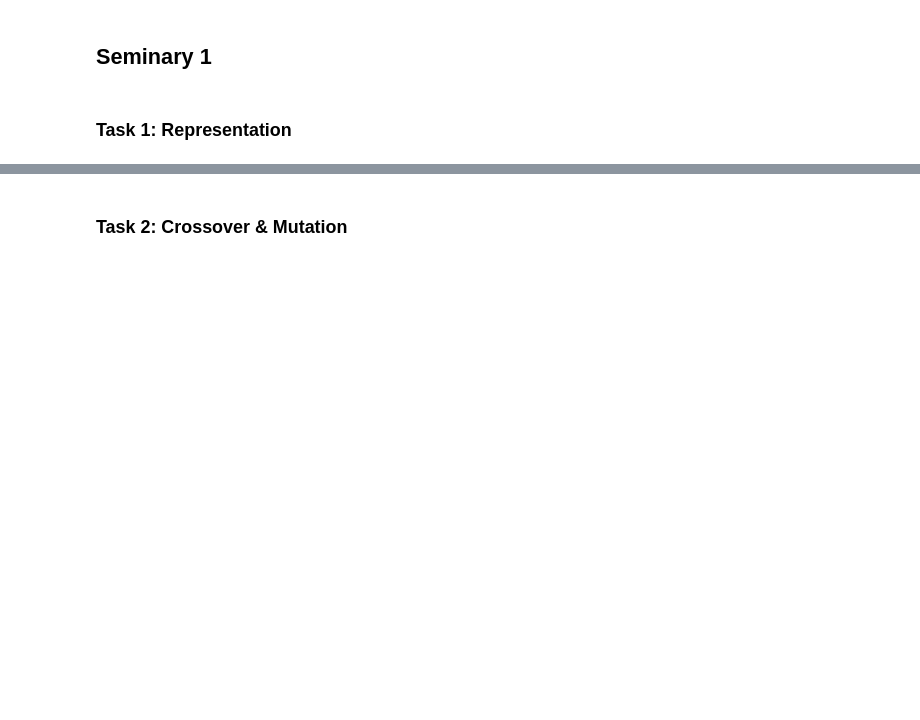
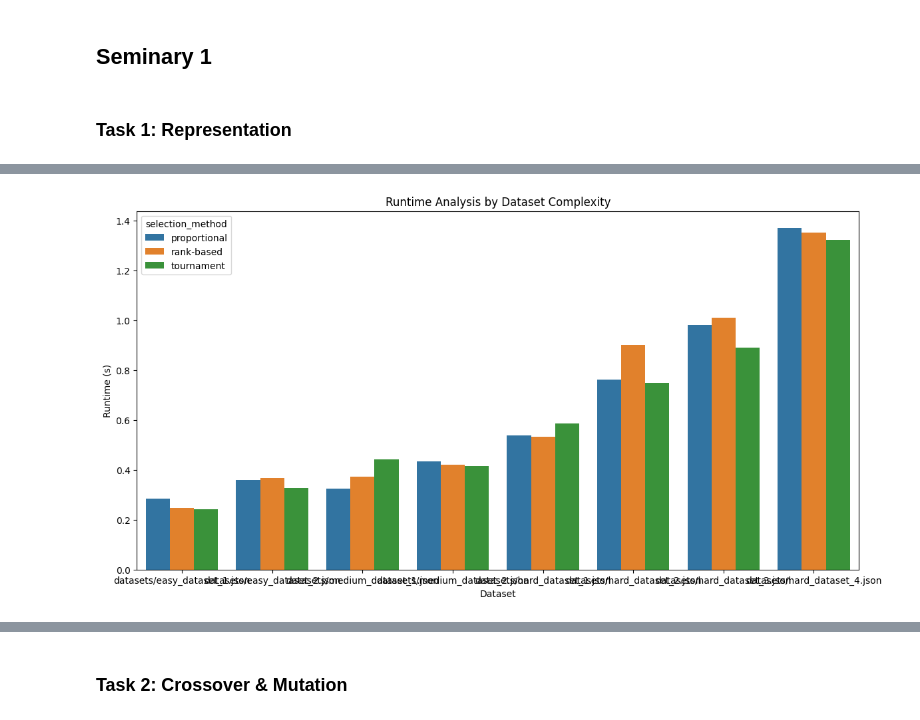
Before and after one commit to ddjorlev/IS-Seminary-1, a Jupyter notebook: seminary1.ipynb, the cells around one changed output, grey strips where cells are left out. Drawn from its saved outputs; the diff is of its cells as text; code cells hidden in the pictures; blank space fills up the shorter version.

```diff
--- a/seminary1.ipynb
+++ b/seminary1.ipynb
@@ -356,0 +441,9 @@ Generation 12: Best Fitness = 40
+# %%
+plt.figure(figsize=(14, 7))
+sns.barplot(x='dataset', y='runtime', hue='selection_method', data=results_df)
+plt.title('Runtime Analysis by Dataset Complexity')
+plt.xlabel('Dataset')
+plt.ylabel('Runtime (s)')
+plt.show()
+# %% [output]
+[figure, added]
```
Also changed, not shown: parts of 9 cells of this notebook.
